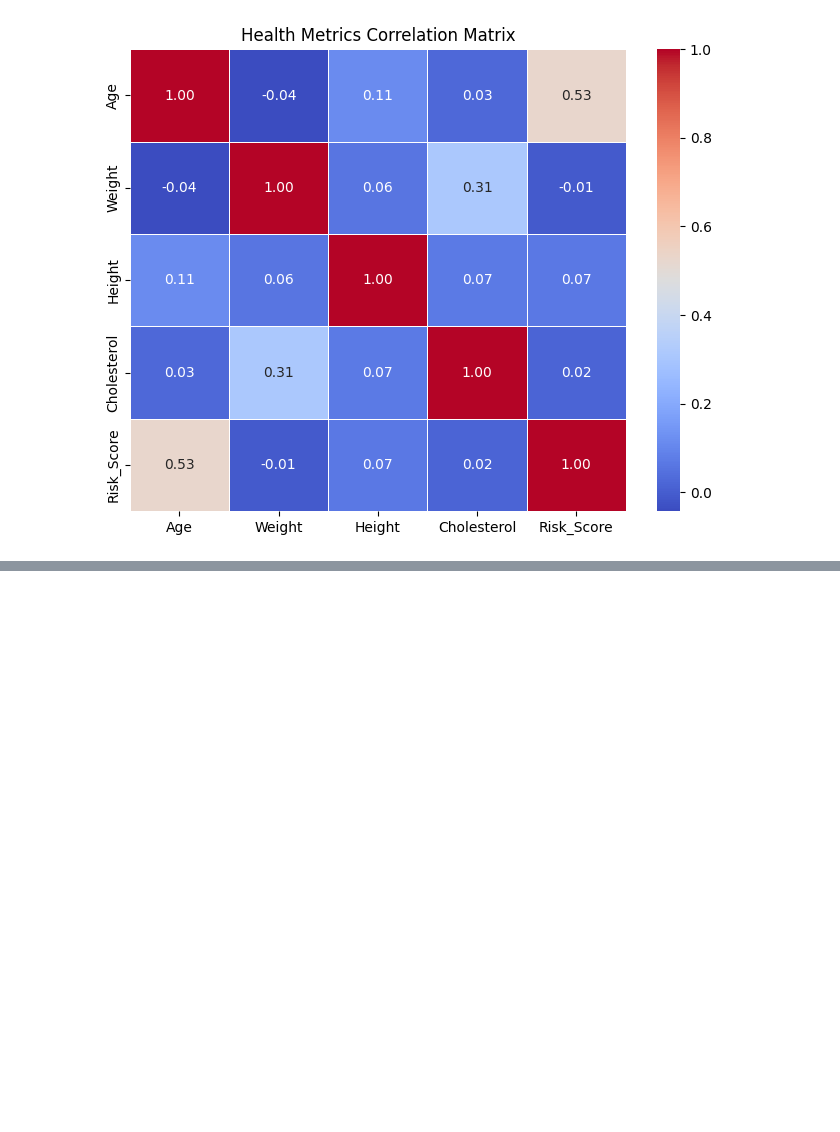
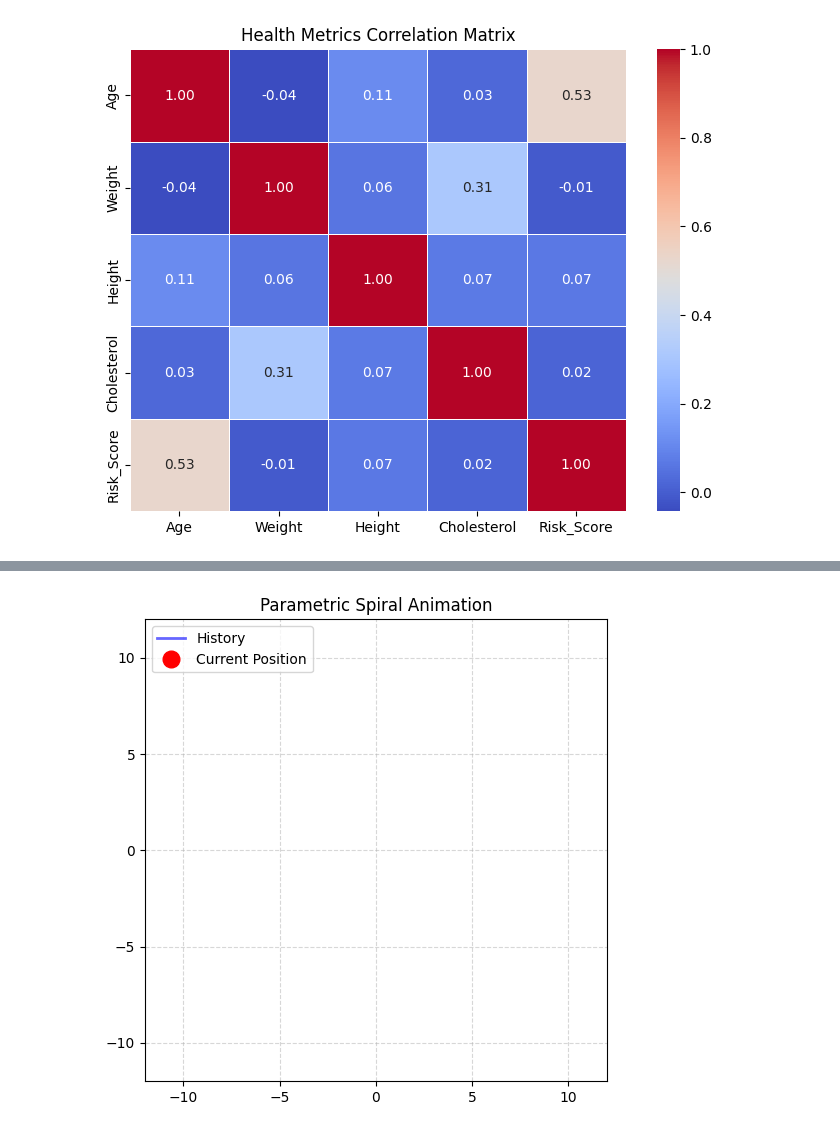
Before and after one commit to Subodhoraw/Python-revive, a Jupyter notebook: Q&A/python_details/matplotlibd/advancedmatplotlinb.ipynb, the cells around one changed output, grey strips where cells are left out. Saved outputs shown, nothing was run; the diff lists cells and outputs as text; code cells hidden in the pictures; blank space fills up the shorter version.

```diff
--- a/Q&A/python_details/matplotlibd/advancedmatplotlinb.ipynb
+++ b/Q&A/python_details/matplotlibd/advancedmatplotlinb.ipynb
@@ -239,0 +263,84 @@ plt.show()
+# %%
+import numpy as np
+import matplotlib.pyplot as plt
+from matplotlib.animation import FuncAnimation
+
+# ==========================================
+# 1. The Setup
+# ==========================================
+# Create the canvas and the axes
+fig, ax = plt.subplots(figsize=(6, 6))
+
+# Set fixed limits so the axes don't jump around
+ax.set_xlim(-12, 12)
+ax.set_ylim(-12, 12)
+ax.set_title("Parametric Spiral Animation")
+ax.grid(True, linestyle='--', alpha=0.5)
+# Force a square aspect ratio so the circle doesn't look oval
+ax.set_aspect('equal')
+
+# Initialize the two artists we want to animate:
+# The trail (a blue line, initially empty)
+trail_line, = ax.plot([], [], 'b-', linewidth=2, alpha=0.6, label='History')
+# The head (a big red dot, initially empty)
+head_point, = ax.plot([], [], 'ro', markersize=12, label='Current Position')
+
+ax.legend(loc='upper left')
+
+# Lists to store the history of the path
+x_history, y_history = [], []
+
+# ==========================================
+# 2. The Initialization Function (Optional but recommended for blitting)
+# ==========================================
+def init():
+    # Start with clean empty data
+    trail_line.set_data([], [])
+    head_point.set_data([], [])
+    # Return ALL the objects that will change during animation
+    return trail_line, head_point
+
+# ==========================================
+# 3. The Update Loop (Where the math happens)
+# ==========================================
+def update(theta):
+    """
+    theta: The current angle coming from the frames input (0 to 100)
+    """
+    # --- The Math Part ---
+    # To make a spiral, the radius (r) must grow as the angle (theta) grows.
+    # Formula: r = a * theta
+    r = 0.15 * theta
+
+    # Convert polar coordinates (r, theta) to Cartesian (x, y)
+    current_x = r * np.cos(theta)
+    current_y = r * np.sin(theta)
+
+    # --- Update Data History ---
+    x_history.append(current_x)
+    y_history.append(current_y)
+
+    # --- Update the Artists ---
+    # 1. Update trail with the full history list
+    trail_line.set_data(x_history, y_history)
+
+    # 2. Update head point just with current X and Y
+    # NOTE: set_data expects a sequence (list), even for a single point!
+    head_point.set_data([current_x], [current_y])
+
+    # Return changed artists for blitting
+    return trail_line, head_point
+
+# ==========================================
+# 4. Run the Animation engine
+# ==========================================
+# We generate angles from 0 to 100 radians (many rotations)
+# 600 frames means it will be smooth.
+angles = np.linspace(0, 100, 600)
+
+ani = FuncAnimation(fig, update, frames=angles,
+                    init_func=init, blit=True, interval=20)
+
+plt.show()
+# %% [output]
+[figure, added]
```
Also changed, not shown: parts of 4 cells of this notebook.
